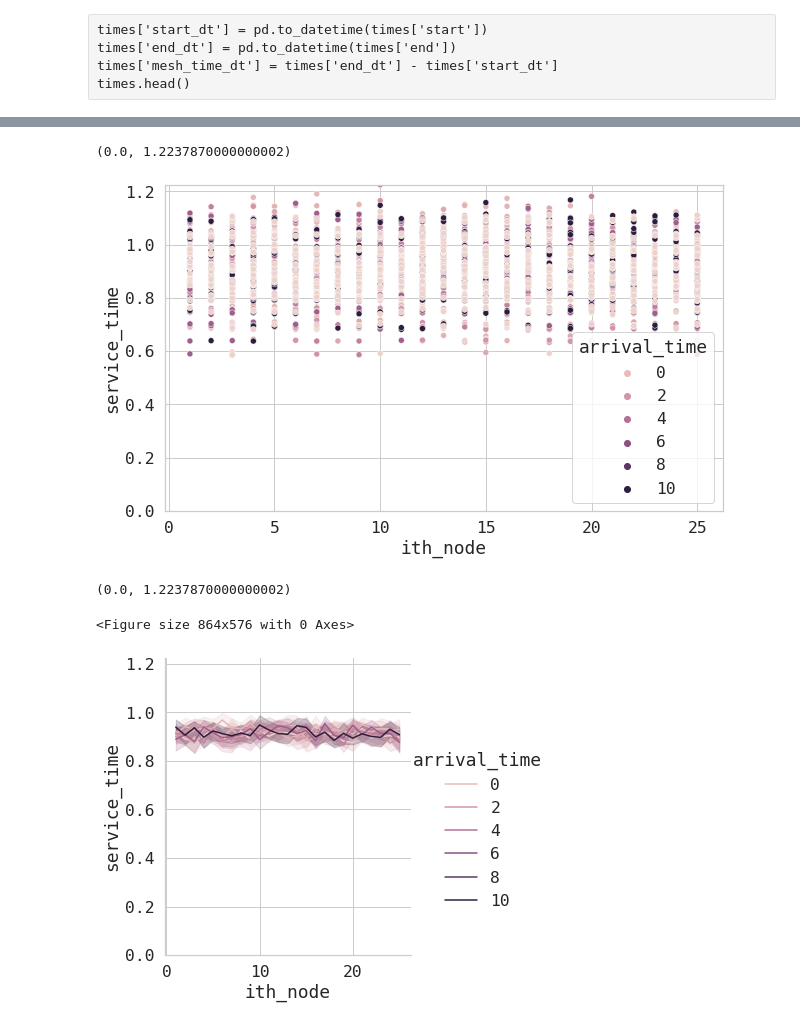
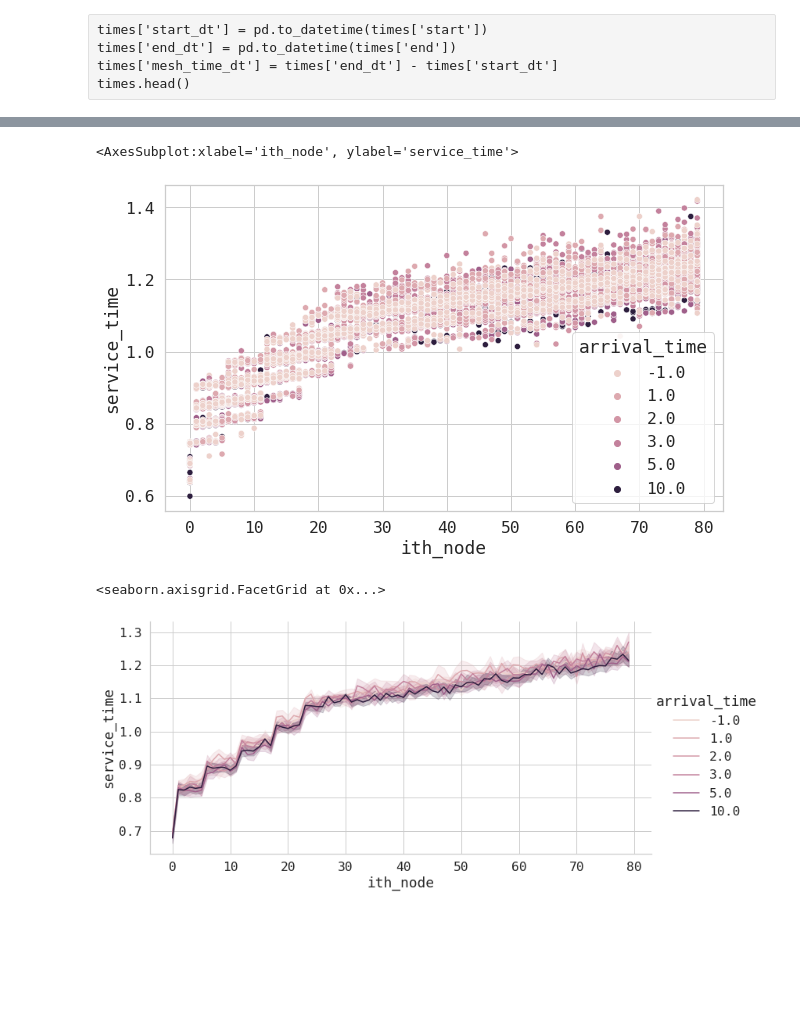
Before and after one commit to javier-pg/sysrepo-cfgssl, a Jupyter notebook: experimental_data/performance_analysis.ipynb, the cells around one changed output, grey strips where cells are left out. Drawn from its saved outputs; the diff is of its cells as text; code cells hidden in the pictures; blank space fills up the shorter version.

Commit message:
Resizing experiments

```diff
--- a/experimental_data/performance_analysis.ipynb
+++ b/experimental_data/performance_analysis.ipynb
@@ -122,7 +122,7 @@ sns.regplot(x='number_nodes',
 # %% [markdown]
 ### with exponentially-generated values
 # %%
-times = pd.read_csv('resizing_times.txt', sep=";", header=None)
+times = pd.read_csv('big_resizing_times.txt', sep=";", header=None)
 times.columns = ["arrival_time","ith_node","start","end","service_time"]
 #times = times.replace({-1:'continuous'})
 # %%
@@ -194,22 +175,22 @@ sns.scatterplot(data=times,
              y=y,
              hue=hue,
              ax=axs)
-plt.ylim(0,max(times[y]))
+#plt.ylim(0,max(times[y]))
 # %% [output]
-(0.0, 1.2237870000000002)
+<AxesSubplot:xlabel='ith_node', ylabel='service_time'>
-[figure, old version]
+[figure, new version]
 # %%
-fig = plt.figure(figsize=(12,8))
 sns.relplot(data=times,
              x=x,
              y=y,
              hue=hue,
-             kind='line')
-plt.ylim(0,max(times[y]))
+             kind='line',
+             height=5,
+             aspect=2)
+#plt.ylim(0,max(times[y]))
 # %% [output]
-(0.0, 1.2237870000000002)
+<seaborn.axisgrid.FacetGrid at 0x...>
-<Figure size 864x576 with 0 Axes>
-[figure, old version]
+[figure, new version]
 # %%
 fig, axs = plt.subplots(1, 1, figsize=(15,8))
 
```
Also changed, not shown: parts of 8 cells of this notebook, 9 other files.
